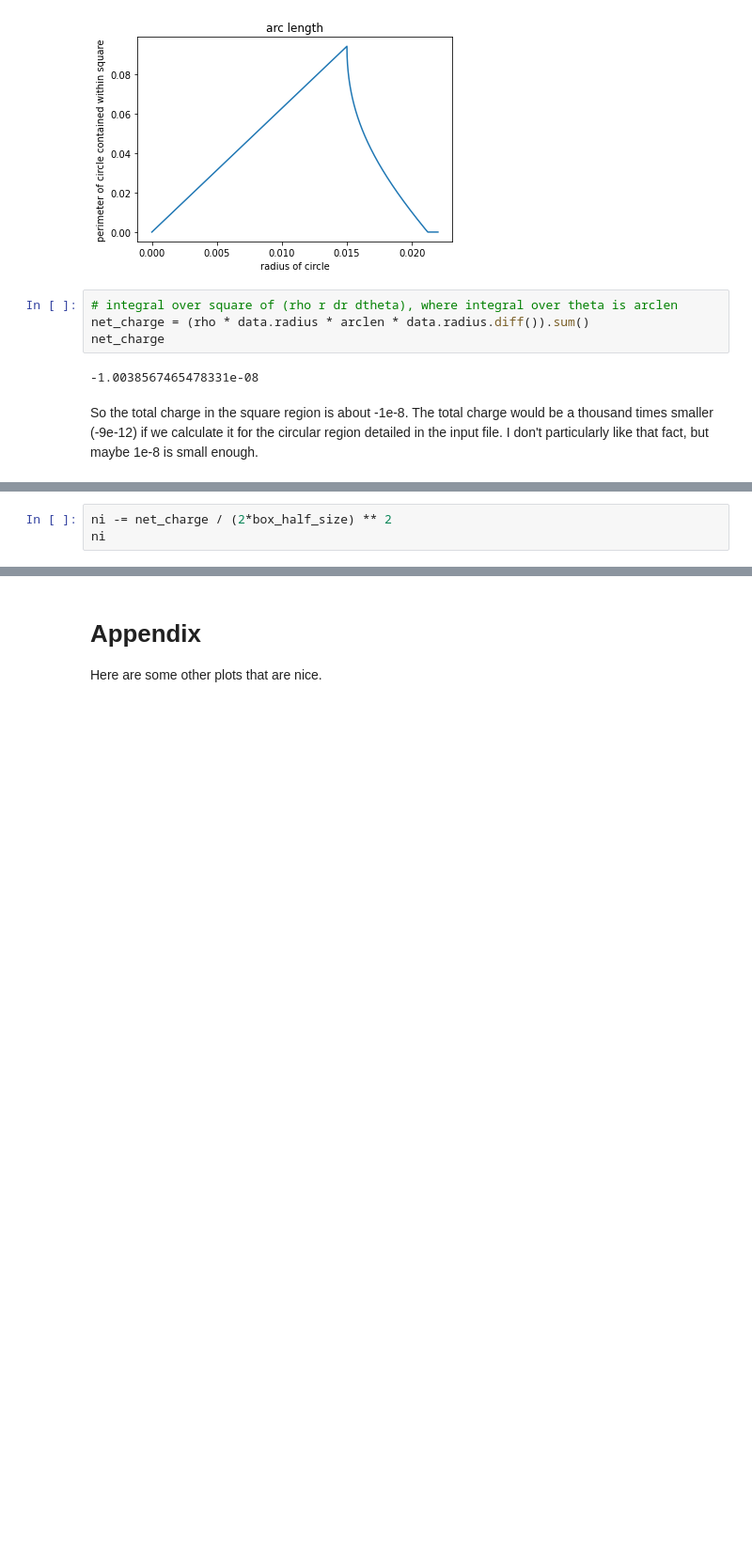
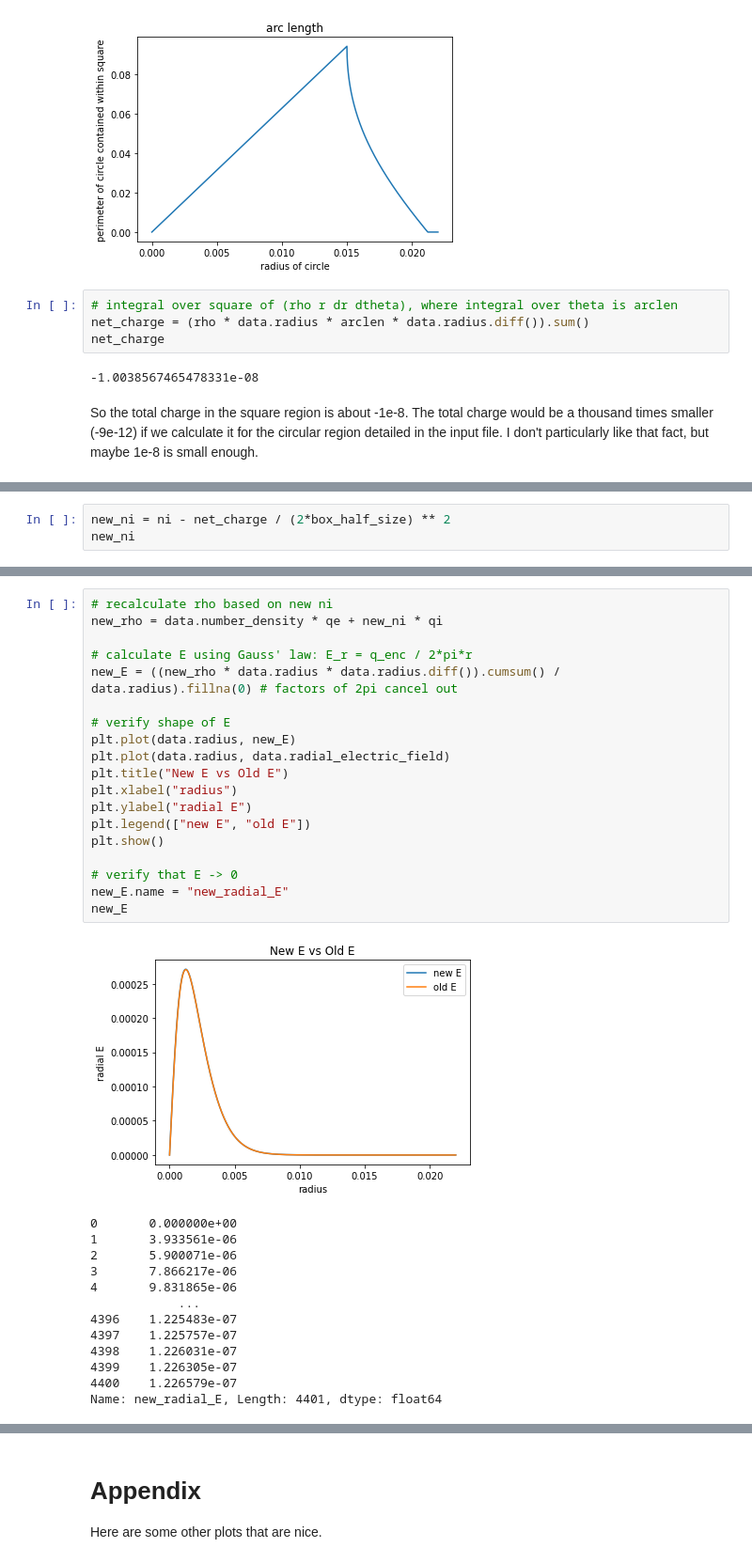
Before and after one commit to JamesMcClung/psc-scrap, a Jupyter notebook: check_case1.ipynb, the cells around one changed output, grey strips where cells are left out. Shown at 94% size. Cells and saved outputs as stored; diff of their text form; blank space fills up the shorter version.

Commit message:
recalculated case1

```diff
--- a/check_case1.ipynb
+++ b/check_case1.ipynb
@@ -101,4 +101,4 @@ The discrepancy in E for small radius is enough that I want to recalculate E for
 # %%
-ni -= net_charge / (2*box_half_size) ** 2
-ni
+new_ni = ni - net_charge / (2*box_half_size) ** 2
+new_ni
 # %% [output]
@@ -105,0 +111,33 @@ ni
+# %%
+# recalculate rho based on new ni
+new_rho = data.number_density * qe + new_ni * qi
+
+# calculate E using Gauss' law: E_r = q_enc / 2*pi*r
+new_E = ((new_rho * data.radius * data.radius.diff()).cumsum() / data.radius).fillna(0) # factors of 2pi cancel out
+
+# verify shape of E
+plt.plot(data.radius, new_E)
+plt.plot(data.radius, data.radial_electric_field)
+plt.title("New E vs Old E")
+plt.xlabel("radius")
+plt.ylabel("radial E")
+plt.legend(["new E", "old E"])
+plt.show()
+
+# verify that E -> 0
+new_E.name = "new_radial_E"
+new_E
+# %% [output]
+[figure, added]
+0       0.000000e+00
+1       3.933561e-06
+2       5.900071e-06
+3       7.866217e-06
+4       9.831865e-06
+            ...
+4396    1.225483e-07
+4397    1.225757e-07
+4398    1.226031e-07
+4399    1.226305e-07
+4400    1.226579e-07
+Name: new_radial_E, Length: 4401, dtype: float64
```
Also changed, not shown: parts of 9 cells of this notebook, 4 other files.
